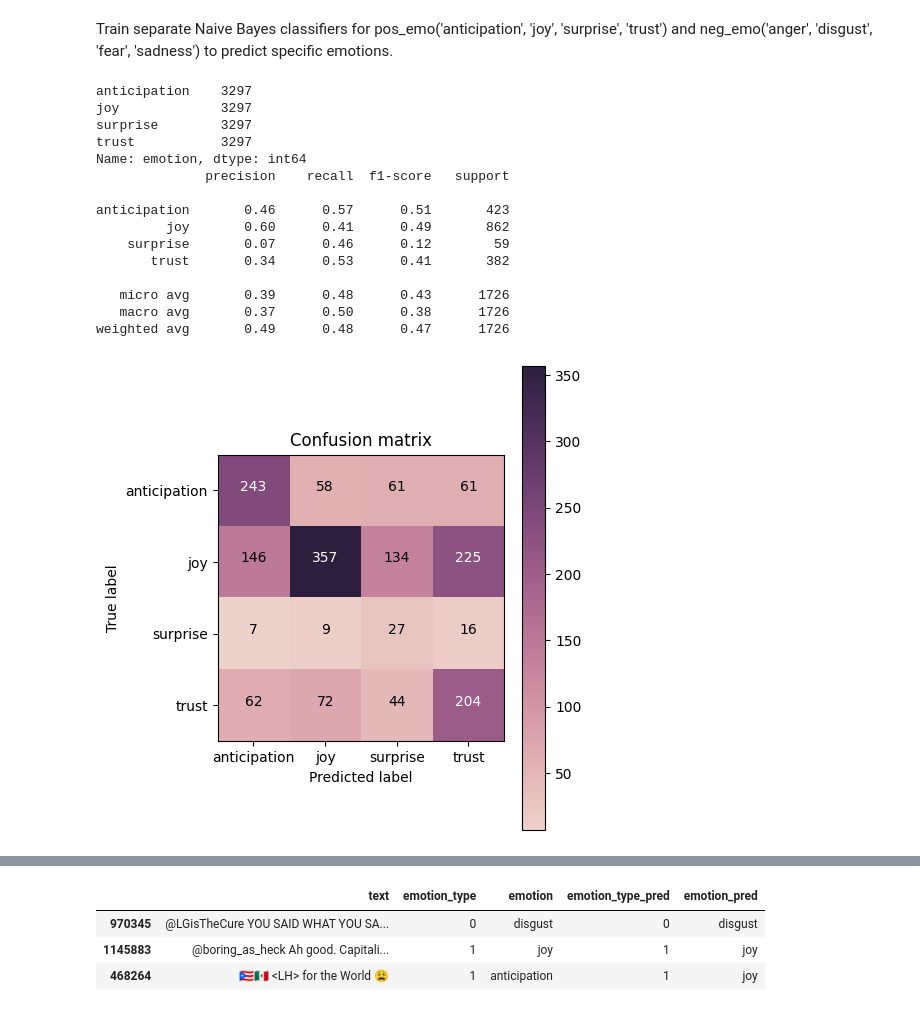
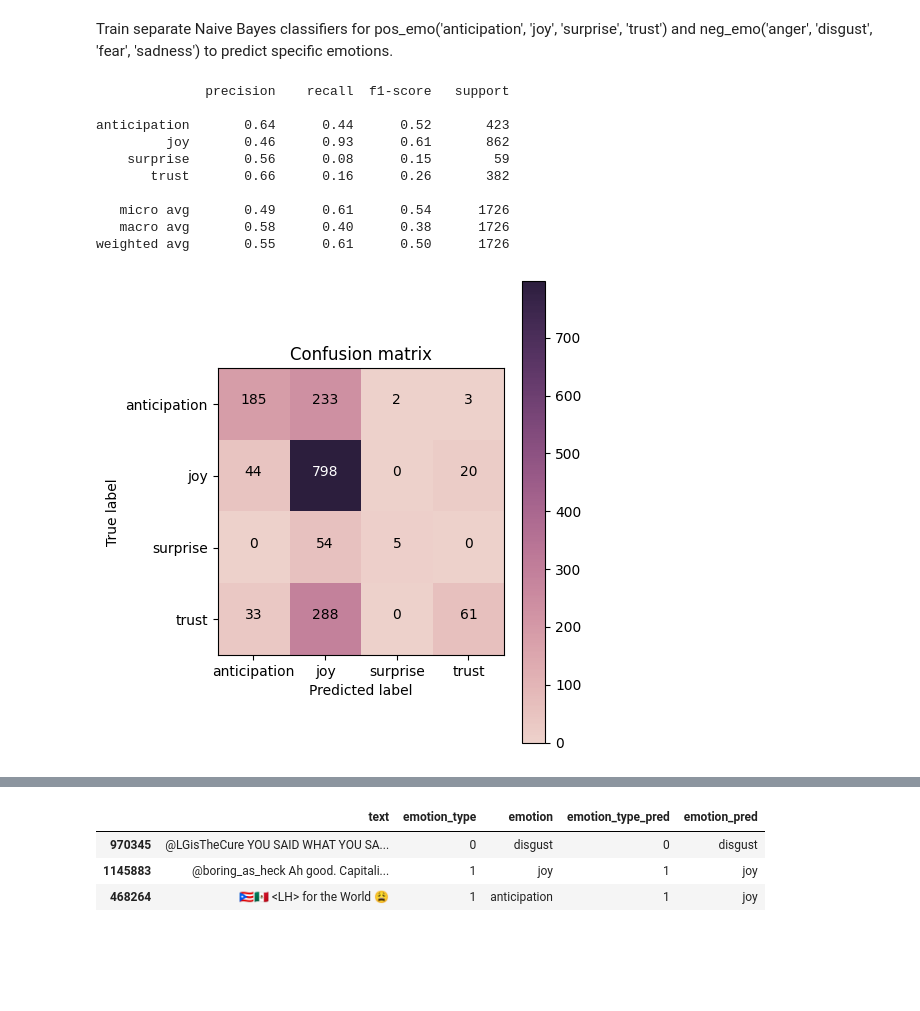
Before and after one commit to VictorKuanglhu/DM2024-Lab2-Homework, a Jupyter notebook: DM2024-Lab2-Homework.ipynb, the cells around one changed output, grey strips where cells are left out. Saved outputs shown, nothing was run; the diff lists cells and outputs as text; code cells hidden in the pictures; blank space fills up the shorter version.

```diff
--- a/DM2024-Lab2-Homework.ipynb
+++ b/DM2024-Lab2-Homework.ipynb
@@ -206,8 +228,8 @@ val_df.head(3)
 | 1145883 | 0x22f2bf | [] | @boring_as_heck Ah good. Capitali... | 649 | 2015-07-12 23:38:05 | joy | 1 |
 | 468264 | 0x314c17 | [] | 🇵🇷🇲🇽 <LH> for the World 😩 | 206 | 2016-10-21 17:53:19 | anticipation | 1 |
 # %%
-train_data = train_df[['text','emotion_type','emotion']]
-# train_data = train_df[['text','emotion_type','emotion']][:100000]
+# train_data = train_df[['text','emotion_type','emotion']]
+train_data = train_df[['text','emotion_type','emotion']][:100000]
 val_data = val_df[['text','emotion_type','emotion']][:3000]
 # %%
 %%time
@@ -275,47 +297,47 @@ Train separate Naive Bayes classifiers for pos_emo('anticipation', 'joy', 'surpr
 
 # Positive emotions classifiers
 from imblearn.under_sampling import RandomUnderSampler
 
+# Initialize TF-IDF vectorizer for positive emotion classification
 pos_tfidf_vectorizer = TfidfVectorizer(
     max_features=1000,
     tokenizer=nltk.word_tokenize,
     ngram_range=(1, 2),
     stop_words='english', )
 
+# Transform the training and validation text data for positive emotions
 X_train_pos_tfidf = pos_tfidf_vectorizer.fit_transform(train_data[train_data['emotion_type'] == 1]['text'])
 y_train_pos = train_data[train_data['emotion_type'] == 1]['emotion']
 X_val_pos_tfidf = pos_tfidf_vectorizer.transform(val_data[val_data['emotion_type_pred'] == 1]['text'])
 y_val_pos = val_data[val_data['emotion_type_pred'] == 1]['emotion']
 
-undersampler = RandomUnderSampler()
-X_train_pos_tfidf_resampled, y_train_pos_resampled = undersampler.fit_resample(X_train_pos_tfidf, y_train_pos)
-print(y_train_pos_resampled.groupby(y_train_pos_resampled.values).count())
-# X_train_pos_tfidf_resampled, y_train_pos_resampled = X_train_pos_tfidf, y_train_pos
+# Handle data imbalance using RandomUnderSampler
+# undersampler = RandomUnderSampler()
+# X_train_pos_tfidf_resampled, y_train_pos_resampled = undersampler.fit_resample(X_train_pos_tfidf, y_train_pos)
+# print(y_train_pos_resampled.groupby(y_train_pos_resampled.values).count())
+X_train_pos_tfidf_resampled, y_train_pos_resampled = X_train_pos_tfidf, y_train_pos
 
+# Train
 pos_nb_classifier = MultinomialNB()
 pos_nb_classifier.fit(X_train_pos_tfidf_resampled, y_train_pos_resampled)
 
+# Predictions and evaluate on the validation set
 y_val_pos_pred = pos_nb_classifier.predict(X_val_pos_tfidf)
 
 print(classification_report(y_true=y_val_pos, y_pred=y_val_pos_pred, labels=pos_nb_classifier.classes_))
 cm = confusion_matrix(y_true=y_val_pos, y_pred=y_val_pos_pred, labels=pos_nb_classifier.classes_)
 plot_confusion_matrix(cm, classes=pos_nb_classifier.classes_)
 
 val_data.loc[val_data['emotion_type_pred'] == 1, 'emotion_pred'] = y_val_pos_pred
 # %% [output]
-anticipation    3297
-joy             3297
-surprise        3297
-trust           3297
-Name: emotion, dtype: int64
               precision    recall  f1-score   support
 
-anticipation       0.46      0.57      0.51       423
-         joy       0.60      0.41      0.49       862
-    surprise       0.07      0.46      0.12        59
-       trust       0.34      0.53      0.41       382
+anticipation       0.64      0.44      0.52       423
+         joy       0.46      0.93      0.61       862
+    surprise       0.56      0.08      0.15        59
+       trust       0.66      0.16      0.26       382
 
-   micro avg       0.39      0.48      0.43      1726
-   macro avg       0.37      0.50      0.38      1726
-weighted avg       0.49      0.48      0.47      1726
+   micro avg       0.49      0.61      0.54      1726
+   macro avg       0.58      0.40      0.38      1726
+weighted avg       0.55      0.61      0.50      1726
-[figure, old version]
+[figure, new version]
```
Also changed, not shown: parts of 21 cells of this notebook.
